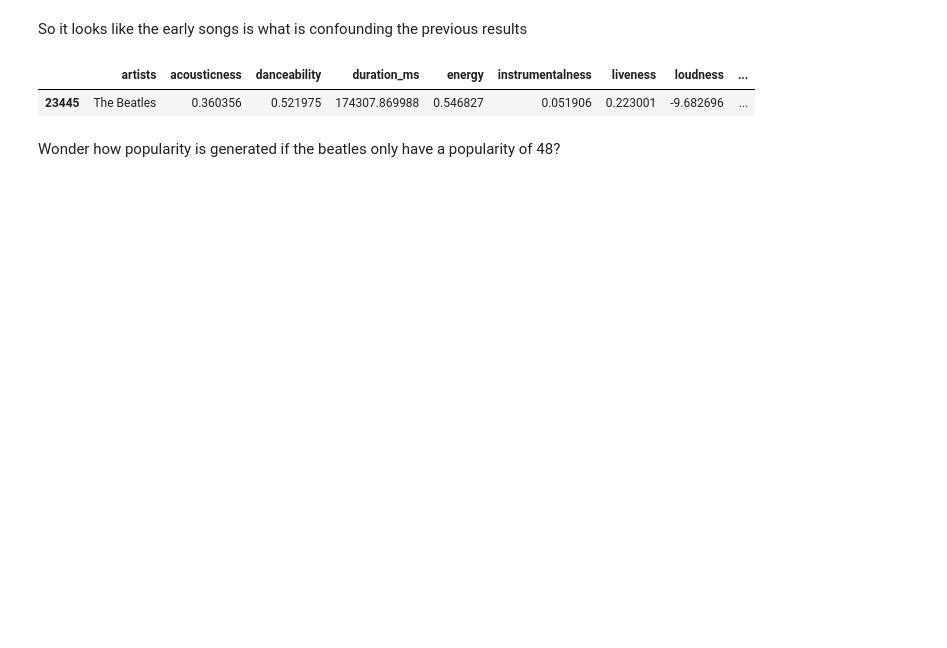
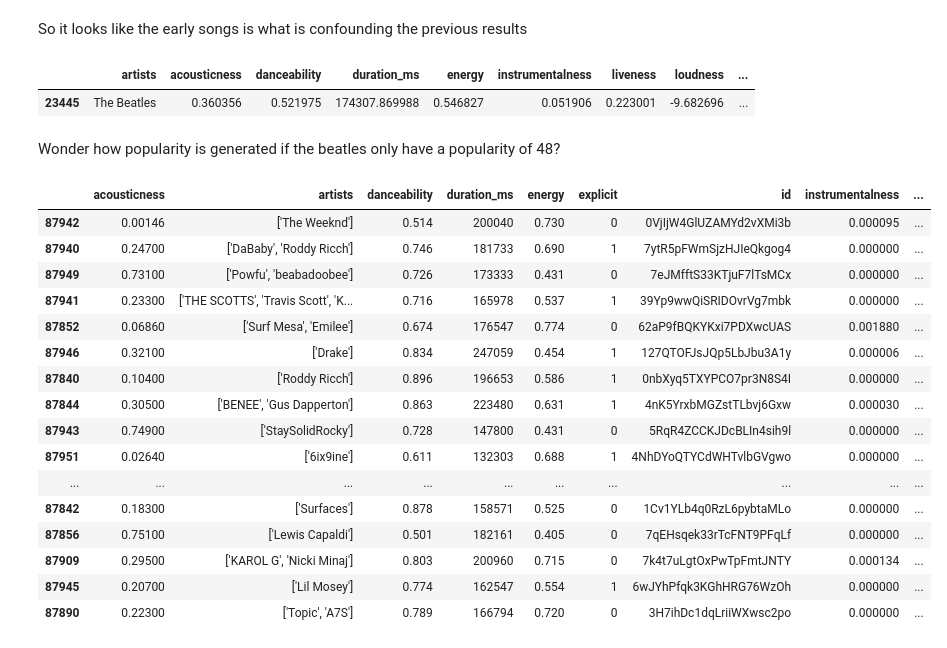
Before and after one commit to zainkhan9/spotify_ml, a Jupyter notebook: genre_clustering.ipynb, the cells around one changed output. Saved outputs shown, nothing was run; the diff lists cells and outputs as text; code cells hidden in the pictures; blank space fills up the shorter version.

```diff
--- a/genre_clustering.ipynb
+++ b/genre_clustering.ipynb
@@ -249,3 +266,23 @@ df_artist[df_artist["artists"] == "The Beatles"]
 | 23445 | The Beatles | 0.360356 | 0.521975 | 174307.869988 | 0.546827 | 0.051906 | 0.223001 | -9.682696 | ... |
 # %% [markdown]
 Wonder how popularity is generated if the beatles only have a popularity of 48?
+# %%
+df.sort_values("popularity", ascending = False).head(20)
+# %% [output]
+|  | acousticness | artists | danceability | duration_ms | energy | explicit | id | instrumentalness | ... |
+| 87942 | 0.00146 | ['The Weeknd'] | 0.514 | 200040 | 0.730 | 0 | 0VjIjW4GlUZAMYd2vXMi3b | 0.000095 | ... |
+| 87940 | 0.24700 | ['DaBaby', 'Roddy Ricch'] | 0.746 | 181733 | 0.690 | 1 | 7ytR5pFWmSjzHJIeQkgog4 | 0.000000 | ... |
+| 87949 | 0.73100 | ['Powfu', 'beabadoobee'] | 0.726 | 173333 | 0.431 | 0 | 7eJMfftS33KTjuF7lTsMCx | 0.000000 | ... |
+| 87941 | 0.23300 | ['THE SCOTTS', 'Travis Scott', 'K... | 0.716 | 165978 | 0.537 | 1 | 39Yp9wwQiSRIDOvrVg7mbk | 0.000000 | ... |
+| 87852 | 0.06860 | ['Surf Mesa', 'Emilee'] | 0.674 | 176547 | 0.774 | 0 | 62aP9fBQKYKxi7PDXwcUAS | 0.001880 | ... |
+| 87946 | 0.32100 | ['Drake'] | 0.834 | 247059 | 0.454 | 1 | 127QTOFJsJQp5LbJbu3A1y | 0.000006 | ... |
+| 87840 | 0.10400 | ['Roddy Ricch'] | 0.896 | 196653 | 0.586 | 1 | 0nbXyq5TXYPCO7pr3N8S4I | 0.000000 | ... |
+| 87844 | 0.30500 | ['BENEE', 'Gus Dapperton'] | 0.863 | 223480 | 0.631 | 1 | 4nK5YrxbMGZstTLbvj6Gxw | 0.000030 | ... |
+| 87943 | 0.74900 | ['StaySolidRocky'] | 0.728 | 147800 | 0.431 | 0 | 5RqR4ZCCKJDcBLIn4sih9l | 0.000000 | ... |
+| 87951 | 0.02640 | ['6ix9ine'] | 0.611 | 132303 | 0.688 | 1 | 4NhDYoQTYCdWHTvlbGVgwo | 0.000000 | ... |
+| ... | ... | ... | ... | ... | ... | ... | ... | ... | ... |
+| 87842 | 0.18300 | ['Surfaces'] | 0.878 | 158571 | 0.525 | 0 | 1Cv1YLb4q0RzL6pybtaMLo | 0.000000 | ... |
+| 87856 | 0.75100 | ['Lewis Capaldi'] | 0.501 | 182161 | 0.405 | 0 | 7qEHsqek33rTcFNT9PFqLf | 0.000000 | ... |
+| 87909 | 0.29500 | ['KAROL G', 'Nicki Minaj'] | 0.803 | 200960 | 0.715 | 0 | 7k4t7uLgtOxPwTpFmtJNTY | 0.000134 | ... |
+| 87945 | 0.20700 | ['Lil Mosey'] | 0.774 | 162547 | 0.554 | 1 | 6wJYhPfqk3KGhHRG76WzOh | 0.000000 | ... |
+| 87890 | 0.22300 | ['Topic', 'A7S'] | 0.789 | 166794 | 0.720 | 0 | 3H7ihDc1dqLriiWXwsc2po | 0.000000 | ... |
```
Also changed, not shown: parts of 3 cells of this notebook.
